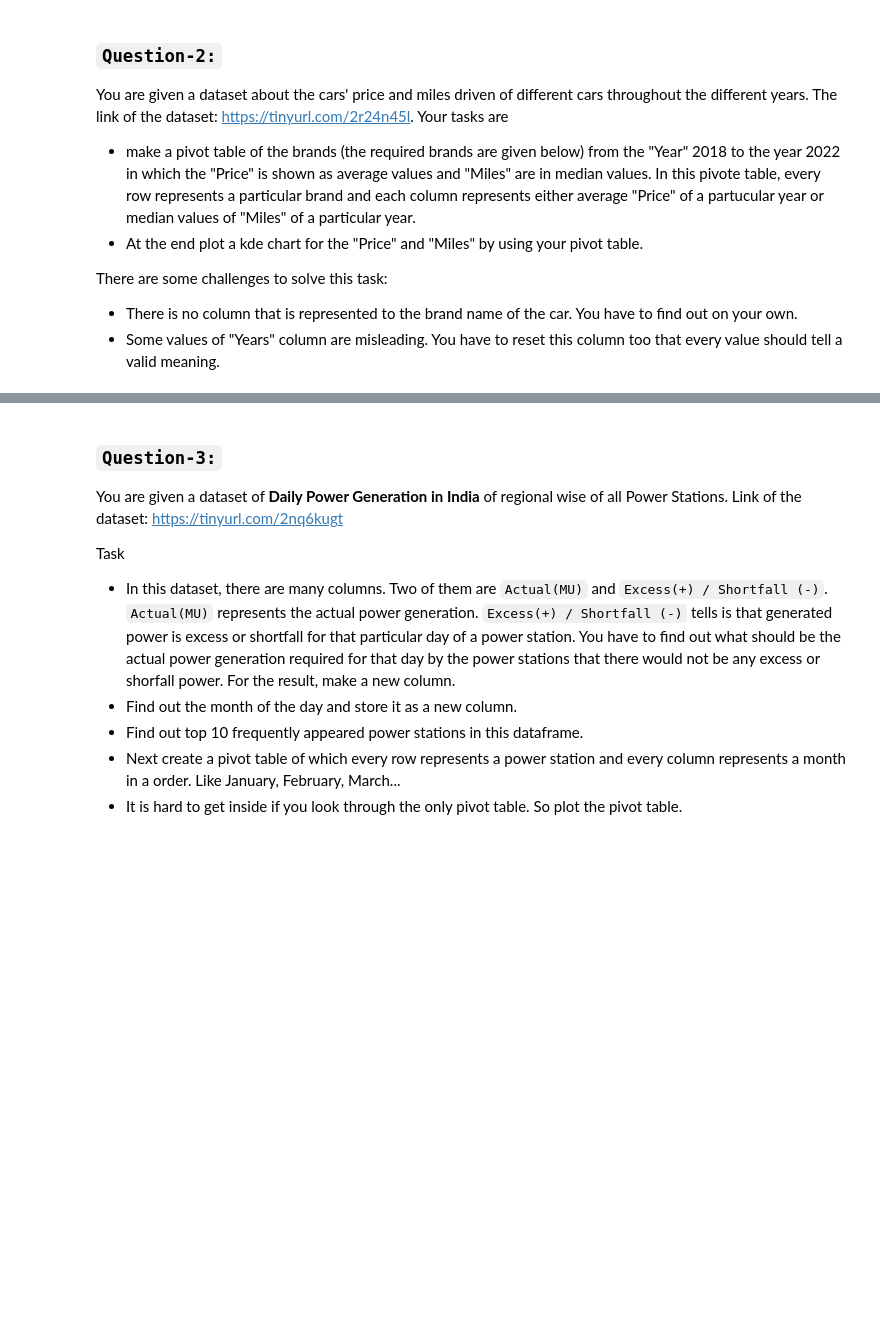
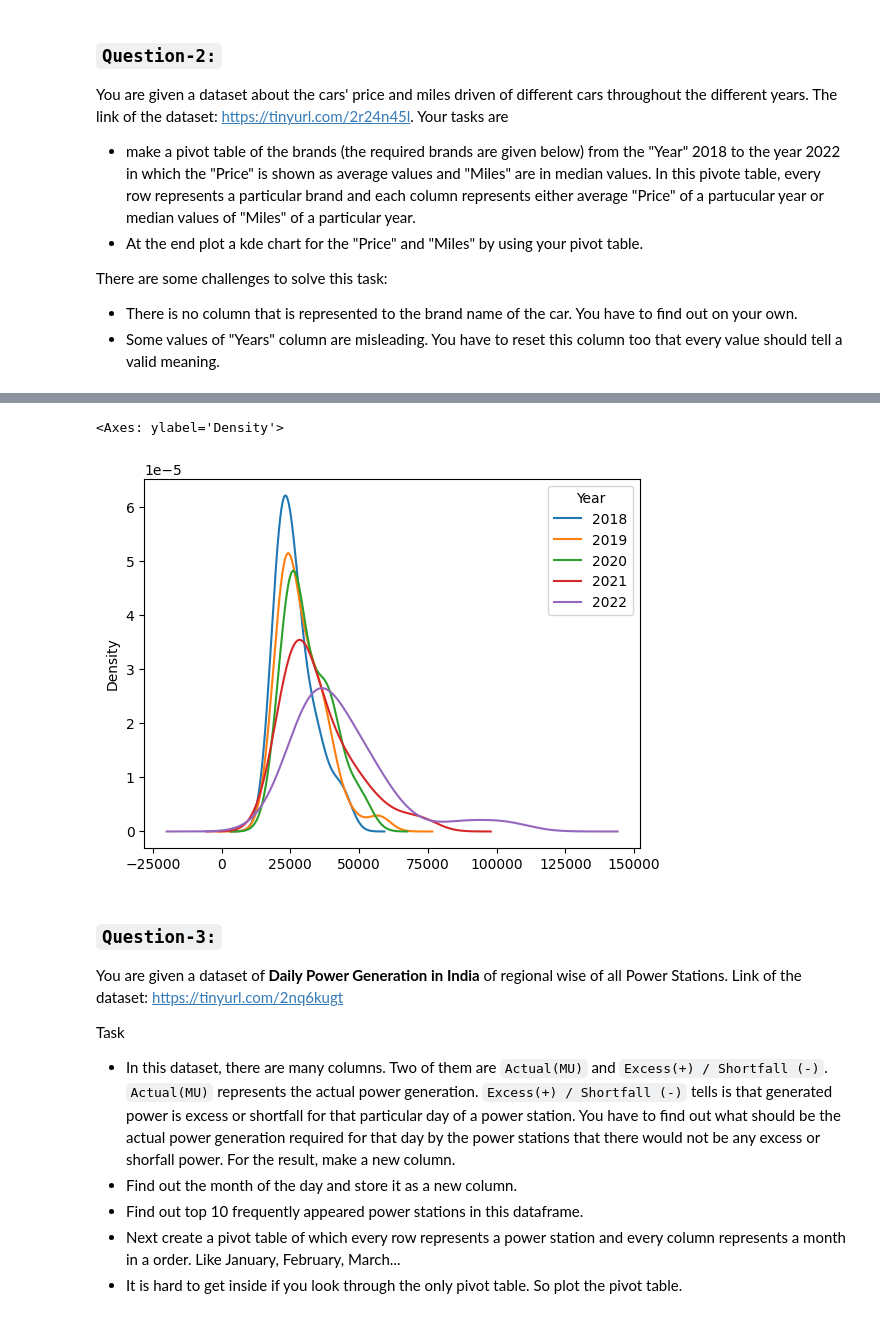
Before and after one commit to pranavverma26/PythonCode, a Jupyter notebook: PractiseQuestion/107. Task 22 FREE.ipynb, the cells around one changed output, grey strips where cells are left out. Cells and saved outputs as stored; diff of their text form; code cells hidden in the pictures; blank space fills up the shorter version.

```diff
--- a/PractiseQuestion/107. Task 22 FREE.ipynb
+++ b/PractiseQuestion/107. Task 22 FREE.ipynb
@@ -27,3 +83,8 @@ There are some challenges to solve this task:
+# %%
+temp_df['Price'].plot(kind='kde')
+# %% [output]
+<Axes: ylabel='Density'>
+[figure, added]
 # %% [markdown]
 ### `Question-3:`
 
```
Also changed, not shown: parts of 30 cells of this notebook, 15 other files.
